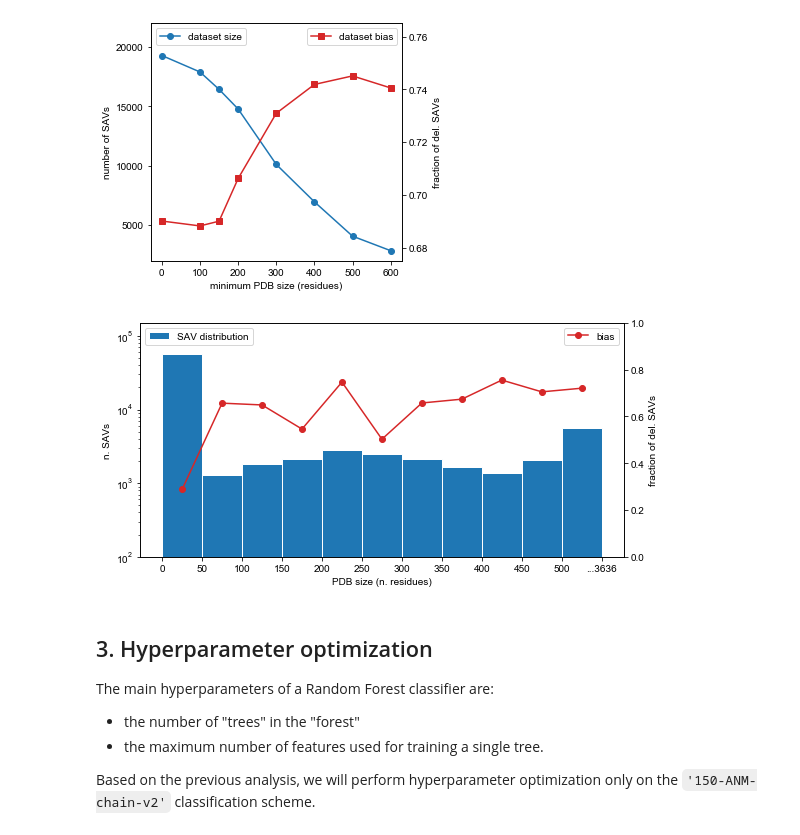
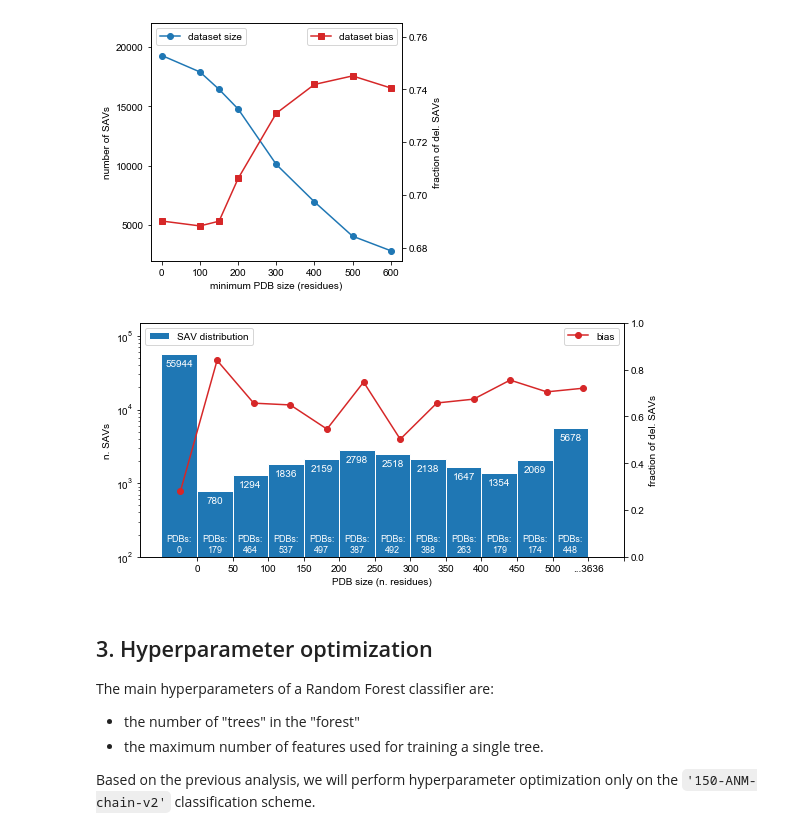
Before and after one commit to prody/rhapsody-tutorials, a Jupyter notebook: tutorials/2-Random_Forest_training/0-RF_optimization.ipynb, the cells around one changed output. Cells and saved outputs as stored; diff of their text form; code cells hidden in the pictures.

```diff
--- a/tutorials/2-Random_Forest_training/0-RF_optimization.ipynb
+++ b/tutorials/2-Random_Forest_training/0-RF_optimization.ipynb
@@ -455,42 +455,61 @@ fig.savefig('local/figures/dataset_size_vs_bias.png', dpi=300)
 # %% [output]
 [figure]
 # %%
-sizes = np.zeros(11)
-dels = np.zeros(11)
+# collect statistics
+n = 12
+sizes = np.zeros(n, dtype=int)
+dels = np.zeros(n, dtype=int)
+chains = {i: set() for i in range(n)}
 for entry in ID:
     l = entry['PDB_length']
-    i = min(int(l/50), 10)
+    if l == 0:
+        i = 0
+    else:
+        i = min(int(l/50), n-2) + 1
+        PDB_coords = entry['Uniprot2PDB'].split()
+        chain = '{} {}'.format(*PDB_coords[:2])
+        chains[i].add(chain)
     sizes[i] += 1
     if entry['true_label'] == 1:
         dels[i] += 1
 biases = np.divide(dels, sizes)
 
 fig, ax = plt.subplots(1, 1, figsize=(8,4))
 
-x = np.arange(11) + .5
+x = np.arange(n) - .5
 ax.bar(x, sizes, color='C0', width=1, edgecolor='w', label='SAV distribution')
 ax2 = ax.twinx()
 ax2.plot(x, biases, 'C3-o', label='bias')
 
 ax.set_yscale('log')
 ax.set_xlabel('PDB size (n. residues)')
 ax.set_ylabel('n. SAVs')
 ax2.set_ylabel('fraction of del. SAVs')
 ax.set_ylim(100, 150000)
 ax2.set_ylim(0,1)
 
-ax.set_xticks(range(12))
+for i in range(n):
+    nSAVs = sizes[i]
+    nPDBs = len(chains[i])
+    text = f'{nSAVs}'
+    ax.text(i-.5, 0.85*nSAVs, text, fontsize=10,
+            va='top', ha='center', color='w')
+    text = f'PDBs:\n{nPDBs}'
+    ax.text(i-.5, 110, text, fontsize=9,
+            va='bottom', ha='center', color='w')
+
+ax.set_xticks(range(n+1))
 xlabels = [str(i*50) for i in range(11)]
 xlabels.append('...{}'.format(max(ID['PDB_length'])))
 ax.set_xticklabels(xlabels)
 
 ax.legend(loc='upper left')
 ax2.legend(loc='upper right')
 
 plt.tight_layout()
 fig.savefig('local/figures/size_and_bias_distributions.png', dpi=300)
 # %% [output]
-[figure, old version]
+[figure, new version]
 # %% [markdown]
 ## 3. Hyperparameter optimization
 
```
Also changed, not shown: 1 other file.
